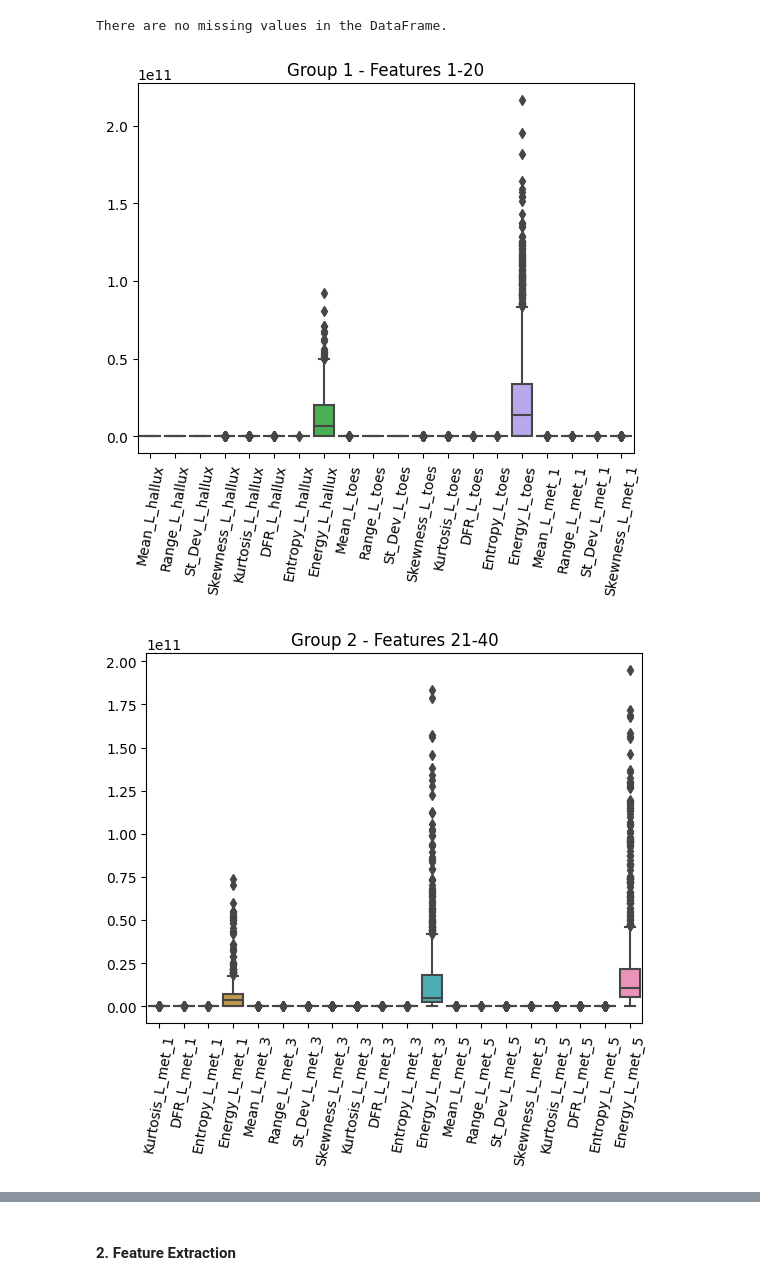
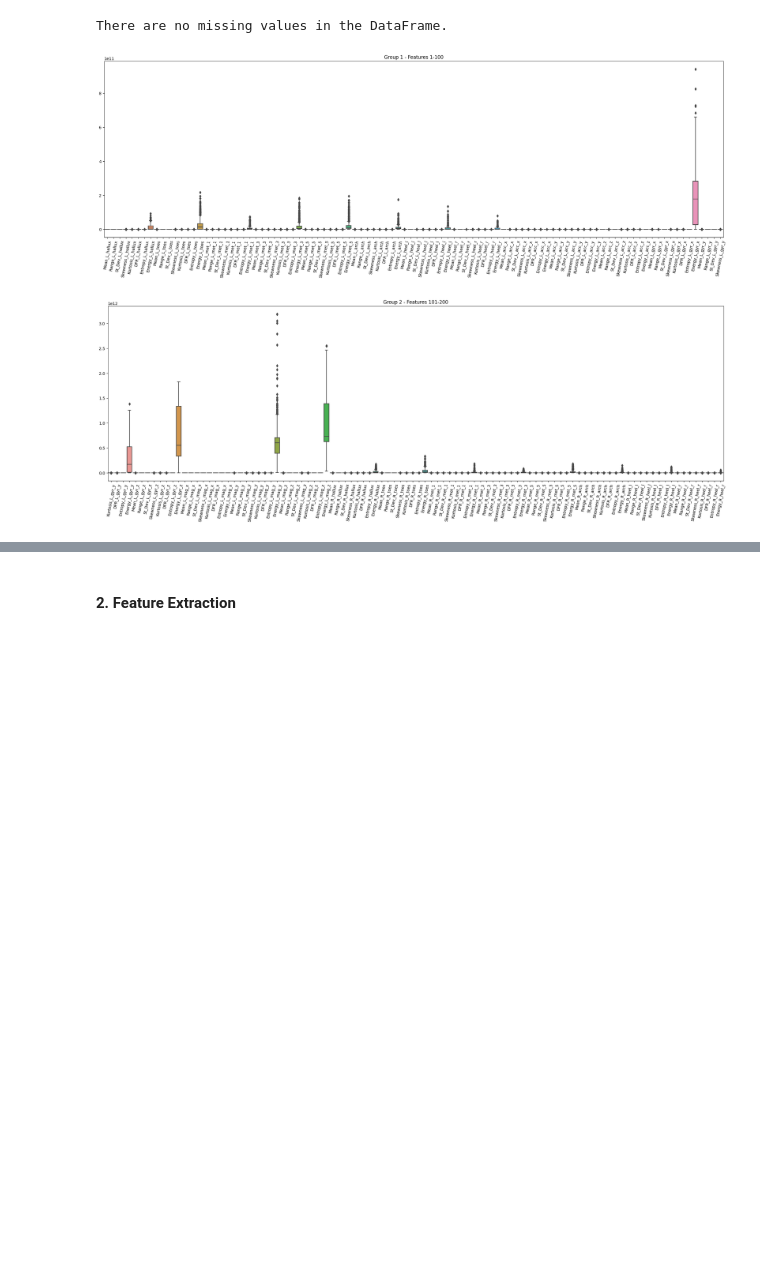
Before and after one commit to zhaziqwe/sklearn_exercises, a Jupyter notebook: team-work.ipynb, the cells around one changed output, grey strips where cells are left out. Drawn from its saved outputs; the diff is of its cells as text; code cells hidden in the pictures; blank space fills up the shorter version.

Commit message:
large size plot

```diff
--- a/team-work.ipynb
+++ b/team-work.ipynb
@@ -51,26 +51,31 @@ features_normalized = features.apply(lambda x: (x - np.mean(x)) / (np.std(x)))
 # %%
 # draw boxplot
 num_features = features.shape[1] # feature_size
-group_size = 20
+group_size = 100
 num_groups = num_features // group_size
+
+# set figure size
+fig_length = 28
+fig_height = 8
+sns.set_context({'figure.figsize':[28, 8]})
 
 # draw by groups
 for i in range(num_groups):
     start_index = i * group_size
     end_index = start_index + group_size
 
     group_features = features.iloc[:, start_index:end_index]  # read current group
     ax = sns.boxplot(data=group_features)
     ax.set_xticklabels(ax.get_xticklabels(), rotation=80)
     plt.title(f"Group {i+1} - Features {start_index+1}-{end_index}")
     plt.show()
 
 #draw remain features
 remaining_features = features.iloc[:, num_groups * group_size:]  # read remain features
 rx = sns.boxplot(data=remaining_features)
 rx.set_xticklabels(rx.get_xticklabels(), rotation=80)
 plt.title(f"Remaining Features {num_groups * group_size + 1}-{num_features}")
 plt.show()
 # %% [output]
-[figure, old version]
+[figure, new version]
-[figure, old version]
+[figure, new version]
```
Also changed, not shown: parts of 1 cell of this notebook.
